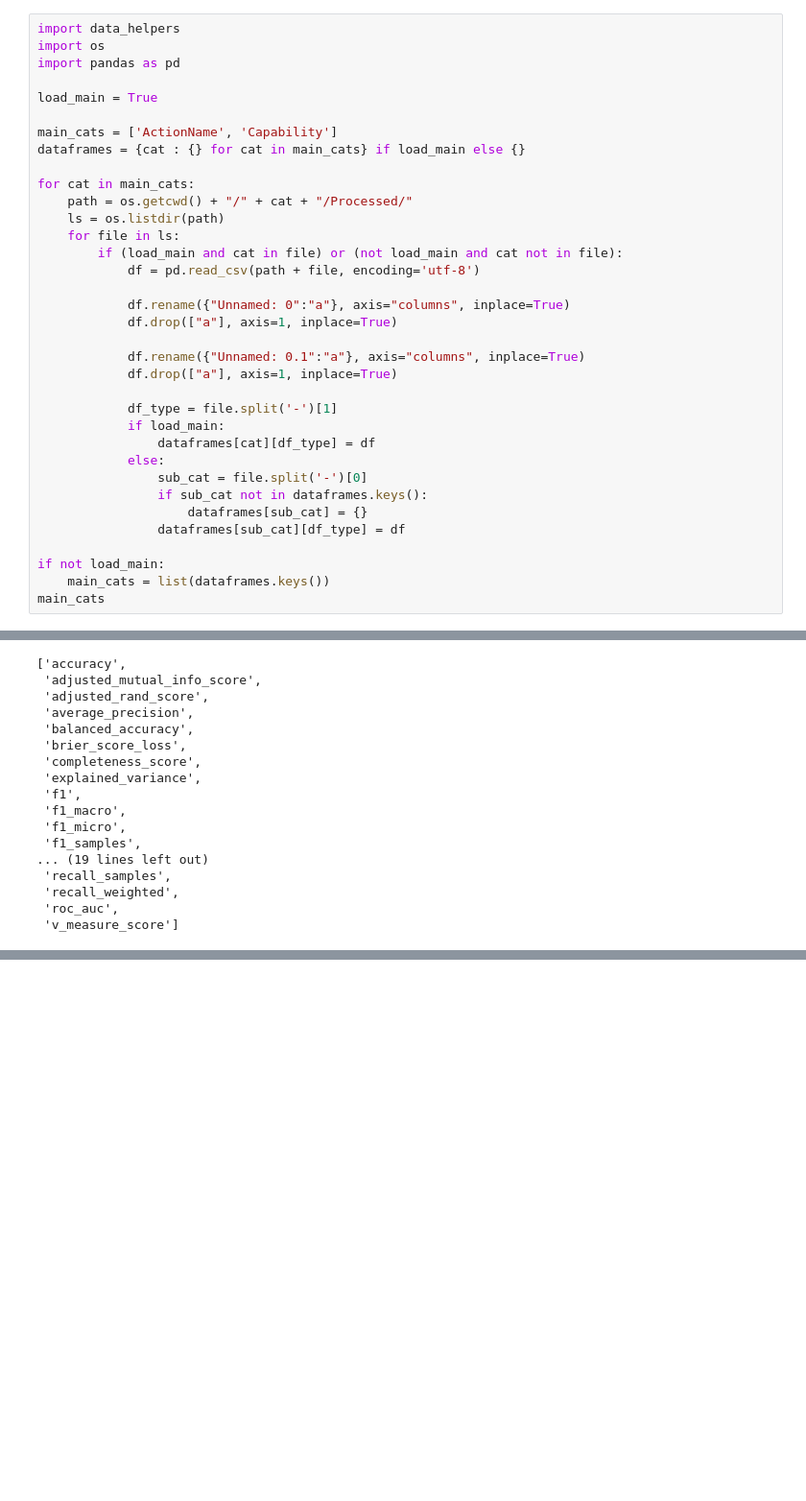
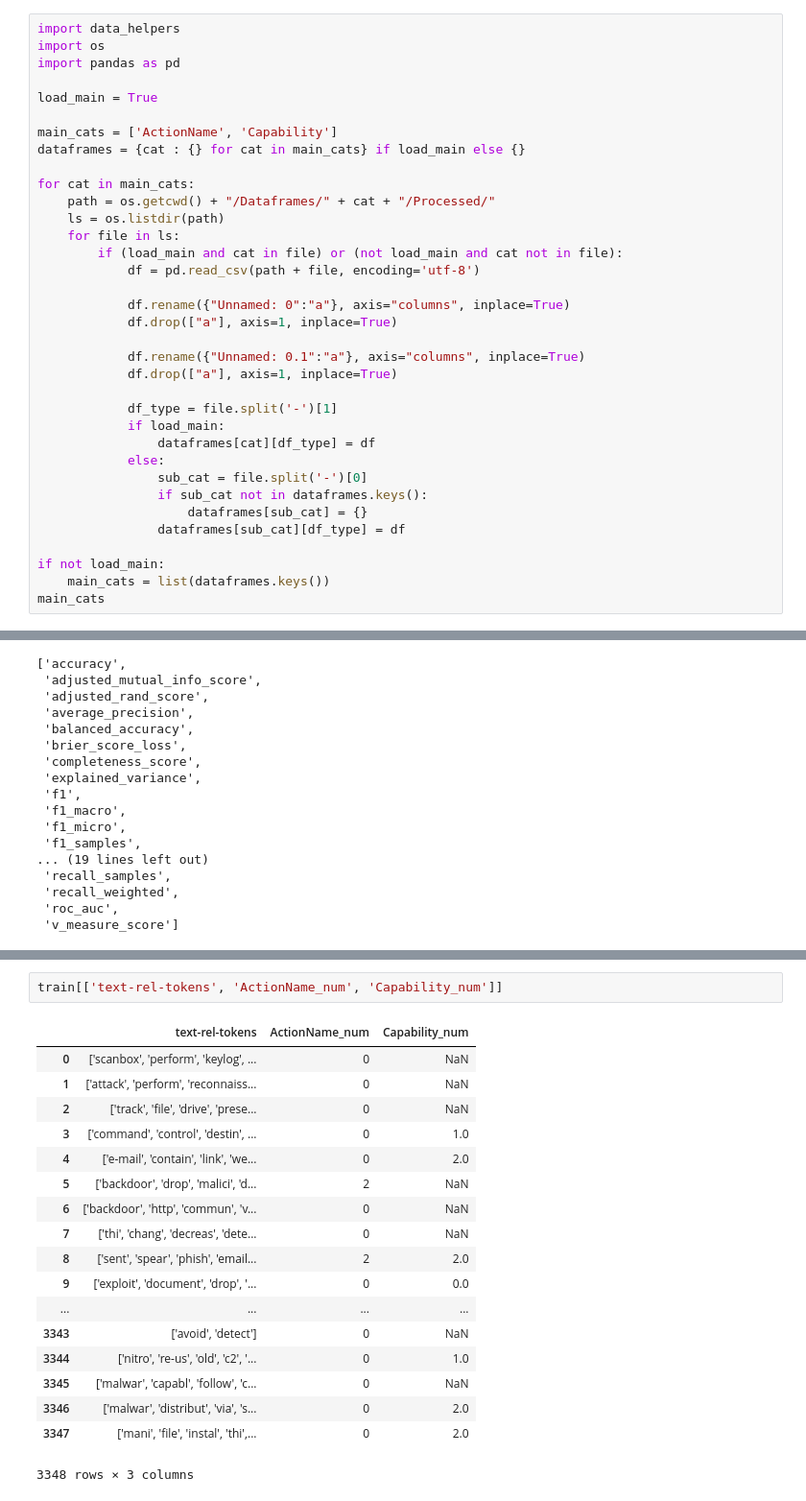
Before and after one commit to jells123/Secure-NLP, a Jupyter notebook: 3-SVM.ipynb, the cells around one changed output, grey strips where cells are left out. Shown: that part at 96% size. Cells and saved outputs as stored; diff of their text form; blank space fills up the shorter version.

```diff
--- a/3-SVM.ipynb
+++ b/3-SVM.ipynb
@@ -15,7 +15,7 @@ main_cats = ['ActionName', 'Capability']
 dataframes = {cat : {} for cat in main_cats} if load_main else {}
 
 for cat in main_cats:
-    path = os.getcwd() + "/" + cat + "/Processed/"
+    path = os.getcwd() + "/Dataframes/" + cat + "/Processed/"
     ls = os.listdir(path)
     for file in ls:
         if (load_main and cat in file) or (not load_main and cat not in file):
@@ -254,0 +268,21 @@ weighted avg       0.77      0.79      0.77       237
+# %%
+train[['text-rel-tokens', 'ActionName_num', 'Capability_num']]
+# %% [output]
+|  | text-rel-tokens | ActionName_num | Capability_num |
+| 0 | ['scanbox', 'perform', 'keylog', ... | 0 | NaN |
+| 1 | ['attack', 'perform', 'reconnaiss... | 0 | NaN |
+| 2 | ['track', 'file', 'drive', 'prese... | 0 | NaN |
+| 3 | ['command', 'control', 'destin', ... | 0 | 1.0 |
+| 4 | ['e-mail', 'contain', 'link', 'we... | 0 | 2.0 |
+| 5 | ['backdoor', 'drop', 'malici', 'd... | 2 | NaN |
+| 6 | ['backdoor', 'http', 'commun', 'v... | 0 | NaN |
+| 7 | ['thi', 'chang', 'decreas', 'dete... | 0 | NaN |
+| 8 | ['sent', 'spear', 'phish', 'email... | 2 | 2.0 |
+| 9 | ['exploit', 'document', 'drop', '... | 0 | 0.0 |
+| ... | ... | ... | ... |
+| 3343 | ['avoid', 'detect'] | 0 | NaN |
+| 3344 | ['nitro', 're-us', 'old', 'c2', '... | 0 | 1.0 |
+| 3345 | ['malwar', 'capabl', 'follow', 'c... | 0 | NaN |
+| 3346 | ['malwar', 'distribut', 'via', 's... | 0 | 2.0 |
+| 3347 | ['mani', 'file', 'instal', 'thi',... | 0 | 2.0 |
+3348 rows × 3 columns
```
Also changed, not shown: parts of 11 cells of this notebook, 7 other files.
